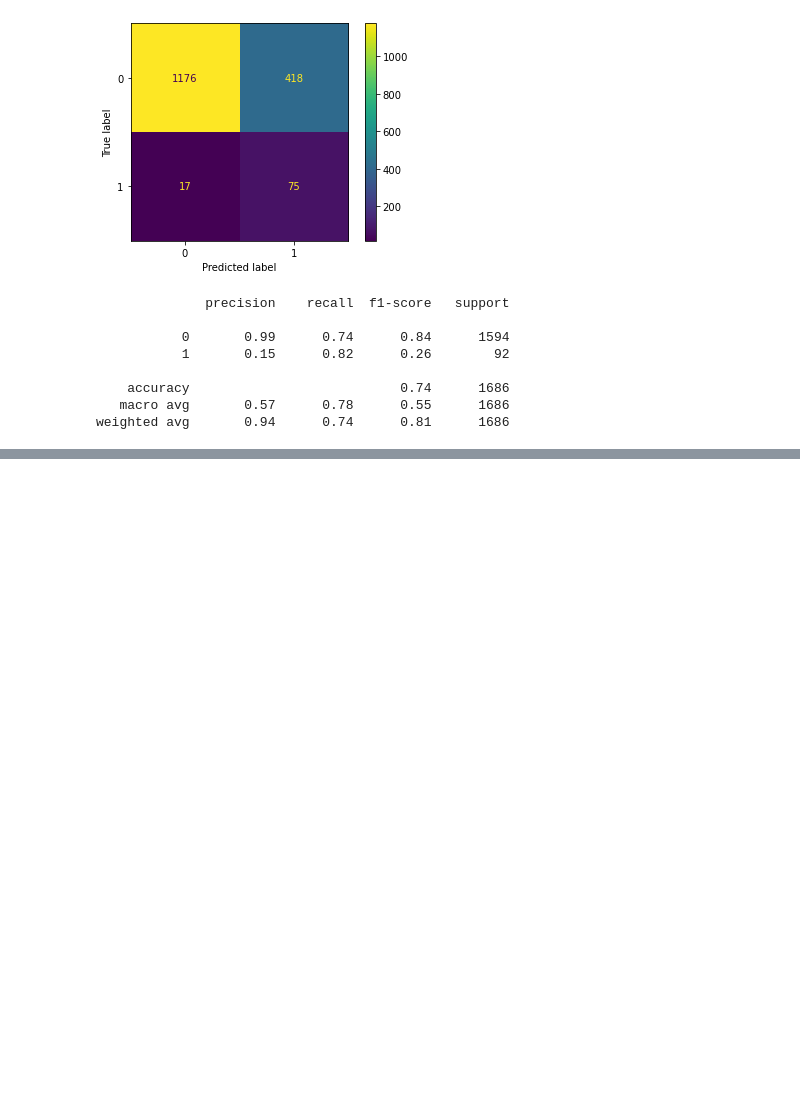
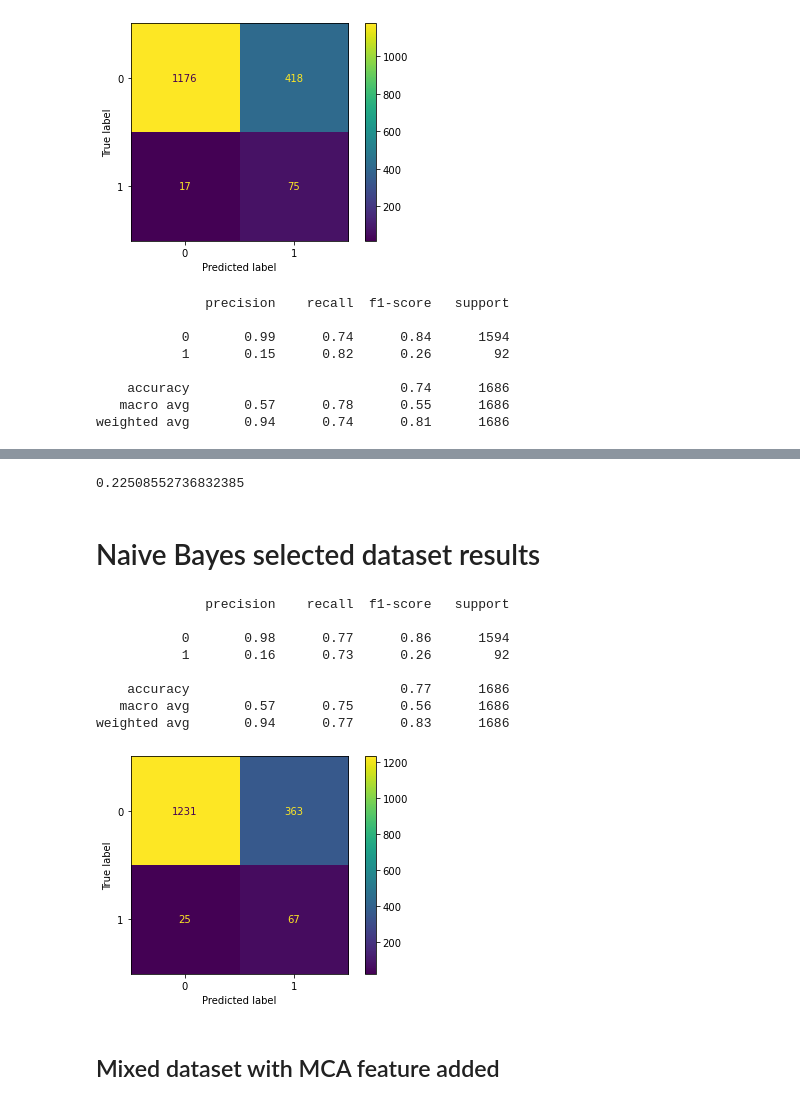
Before and after one commit to AaronNorwood/SIT307GroupAssignment2, a Jupyter notebook: SVM1.ipynb, the cells around one changed output, grey strips where cells are left out. Saved outputs shown, nothing was run; the diff lists cells and outputs as text; code cells hidden in the pictures; blank space fills up the shorter version.

```diff
--- a/SVM1.ipynb
+++ b/SVM1.ipynb
@@ -324,0 +351,29 @@ weighted avg       0.94      0.74      0.81      1686
+# %%
+selected = ['ag_(75.0, 82.0]',
+ 'ag_(65.0, 75.0]',
+ 'av_(192.2, 271.7]',
+ 'hypertension',
+ 'heart_disease',
+ 'av_(124.1, 192.2]',
+ 'ag_(20.0, 30.0]',
+ 'ag_(-0.1, 11.0]',
+ 'ag_(30.0, 38.0]',
+ 'ag_(38.0, 45.0]',
+ 'av_(73.8, 80.0]',
+ 'av_(80.0, 85.6]',
+ 'stroke']
+# %%
+df_sel = df_dummies[selected]
+# %%
+X = df_sel.drop(['stroke'], axis=1)
+y = df_sel['stroke']
+X_train, X_test, y_train, y_test = train_test_split(X, y, test_size=0.33, random_state=82)
+
+weights = {0:0.05, 1:1.0} # 0.02 : 1 finds all stroke labels, but a huge number of false positives as welll
+model = SVC(gamma='scale', class_weight=weights, probability=True)
+
+model.fit(X_train, y_train)
+labels = y.unique()
+
+y_true = y_test
+y_pred = model.predict(X_test)
@@ -324,0 +384,21 @@ weighted avg       0.94      0.74      0.81      1686
+# %%
+scores.mean()
+# %% [output]
+0.22508552736832385
+# %% [markdown]
+# Naive Bayes selected dataset results
+# %%
+plot_confusion_matrix(model, X_test, y_test)
+print(classification_report(y_test, y_pred))
+# %% [output]
+              precision    recall  f1-score   support
+
+           0       0.98      0.77      0.86      1594
+           1       0.16      0.73      0.26        92
+
+    accuracy                           0.77      1686
+   macro avg       0.57      0.75      0.56      1686
+weighted avg       0.94      0.77      0.83      1686
+[figure, added]
+# %% [markdown]
+## Mixed dataset with MCA feature added
```
Also changed, not shown: parts of 21 cells of this notebook, 1 other file.
